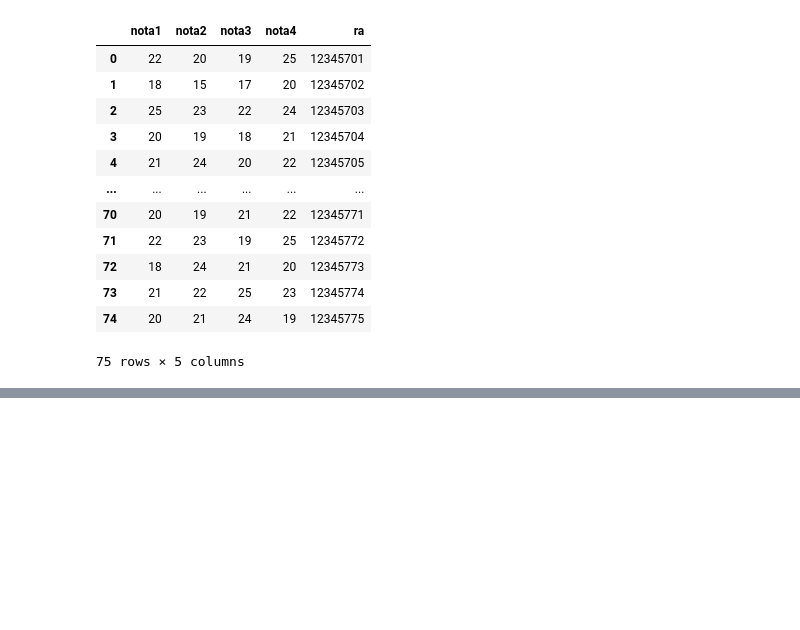
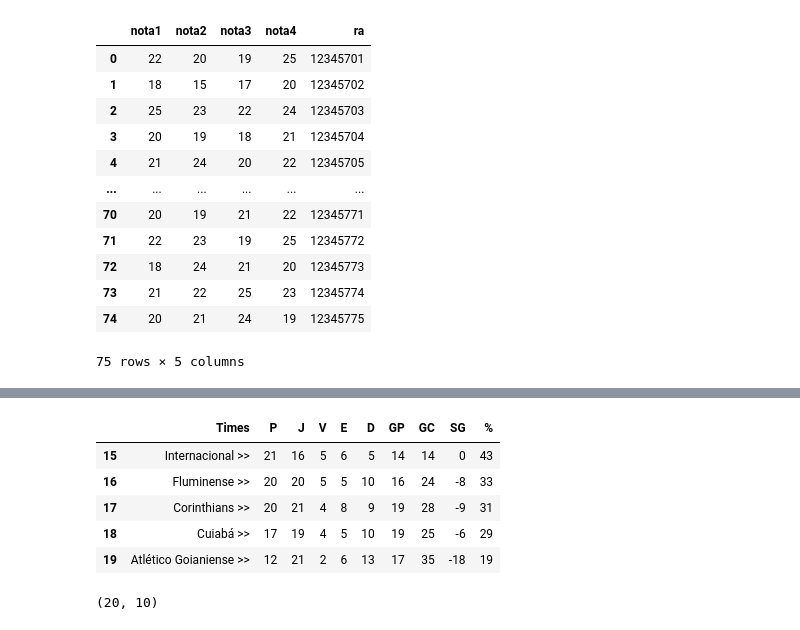
Before and after one commit to Lafaietepedro/projetofinal_tarde, a Jupyter notebook: notebook_tarde.ipynb, the cells around one changed output, grey strips where cells are left out. Saved outputs shown, nothing was run; the diff lists cells and outputs as text; code cells hidden in the pictures; blank space fills up the shorter version.

```diff
--- a/notebook_tarde.ipynb
+++ b/notebook_tarde.ipynb
@@ -355,0 +533,13 @@ resultado_selecionado2
+# %%
+df_tabela_seriea.tail()
+# %% [output]
+|  | Times | P | J | V | E | D | GP | GC | SG | % |
+| 15 | Internacional >> | 21 | 16 | 5 | 6 | 5 | 14 | 14 | 0 | 43 |
+| 16 | Fluminense >> | 20 | 20 | 5 | 5 | 10 | 16 | 24 | -8 | 33 |
+| 17 | Corinthians >> | 20 | 21 | 4 | 8 | 9 | 19 | 28 | -9 | 31 |
+| 18 | Cuiabá >> | 17 | 19 | 4 | 5 | 10 | 19 | 25 | -6 | 29 |
+| 19 | Atlético Goianiense >> | 12 | 21 | 2 | 6 | 13 | 17 | 35 | -18 | 19 |
+# %%
+df_tabela_seriea.shape
+# %% [output]
+(20, 10)
```
Also changed, not shown: parts of 16 cells of this notebook, 1 other file.
